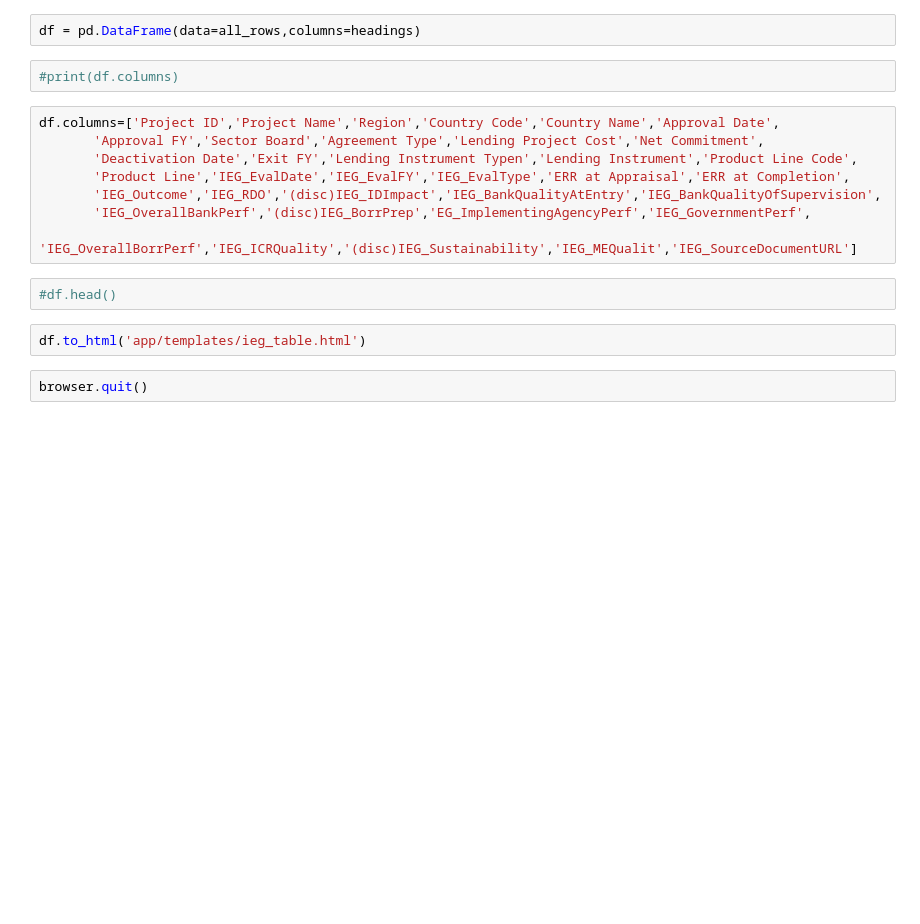
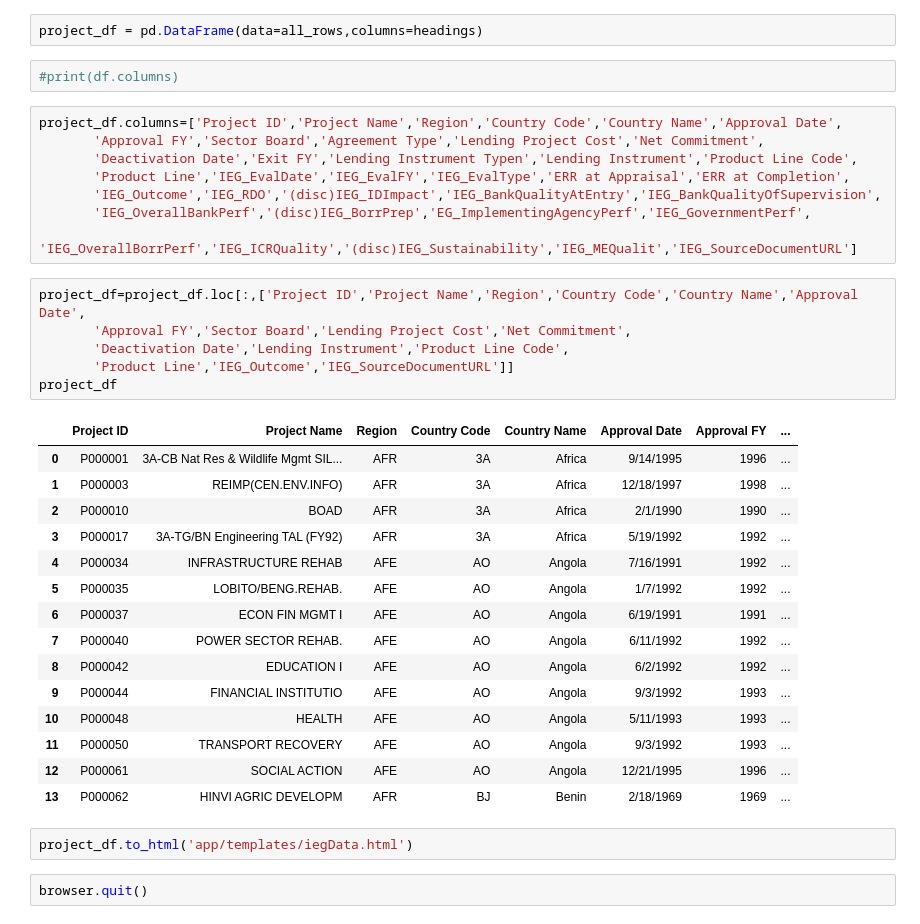
Before and after one commit to DataBootcamp-Project2-WorldBank/project2, a Jupyter notebook: scrape_ieg.ipynb, the cells around one changed output. Cells and saved outputs as stored; diff of their text form; blank space fills up the shorter version.

```diff
--- a/scrape_ieg.ipynb
+++ b/scrape_ieg.ipynb
@@ -48,20 +51,40 @@ for row_num in range(len(body_rows)): # A row at a time
     # append one row to all_rows
     all_rows.append(row)
 # %%
-df = pd.DataFrame(data=all_rows,columns=headings)
+project_df = pd.DataFrame(data=all_rows,columns=headings)
 # %%
 #print(df.columns)
 # %%
-df.columns=['Project ID','Project Name','Region','Country Code','Country Name','Approval Date',
+project_df.columns=['Project ID','Project Name','Region','Country Code','Country Name','Approval Date',
        'Approval FY','Sector Board','Agreement Type','Lending Project Cost','Net Commitment',
        'Deactivation Date','Exit FY','Lending Instrument Typen','Lending Instrument','Product Line Code',
        'Product Line','IEG_EvalDate','IEG_EvalFY','IEG_EvalType','ERR at Appraisal','ERR at Completion',
        'IEG_Outcome','IEG_RDO','(disc)IEG_IDImpact','IEG_BankQualityAtEntry','IEG_BankQualityOfSupervision',
        'IEG_OverallBankPerf','(disc)IEG_BorrPrep','EG_ImplementingAgencyPerf','IEG_GovernmentPerf',
        'IEG_OverallBorrPerf','IEG_ICRQuality','(disc)IEG_Sustainability','IEG_MEQualit','IEG_SourceDocumentURL']
-# %%
-#df.head()
+# %%
+project_df=project_df.loc[:,['Project ID','Project Name','Region','Country Code','Country Name','Approval Date',
+       'Approval FY','Sector Board','Lending Project Cost','Net Commitment',
+       'Deactivation Date','Lending Instrument','Product Line Code',
+       'Product Line','IEG_Outcome','IEG_SourceDocumentURL']]
+project_df
+# %% [output]
+|  | Project ID | Project Name | Region | Country Code | Country Name | Approval Date | Approval FY | ... |
+| 0 | P000001 | 3A-CB Nat Res & Wildlife Mgmt SIL... | AFR | 3A | Africa | 9/14/1995 | 1996 | ... |
+| 1 | P000003 | REIMP(CEN.ENV.INFO) | AFR | 3A | Africa | 12/18/1997 | 1998 | ... |
+| 2 | P000010 | BOAD | AFR | 3A | Africa | 2/1/1990 | 1990 | ... |
+| 3 | P000017 | 3A-TG/BN Engineering TAL (FY92) | AFR | 3A | Africa | 5/19/1992 | 1992 | ... |
+| 4 | P000034 | INFRASTRUCTURE REHAB | AFE | AO | Angola | 7/16/1991 | 1992 | ... |
+| 5 | P000035 | LOBITO/BENG.REHAB. | AFE | AO | Angola | 1/7/1992 | 1992 | ... |
+| 6 | P000037 | ECON FIN MGMT I | AFE | AO | Angola | 6/19/1991 | 1991 | ... |
+| 7 | P000040 | POWER SECTOR REHAB. | AFE | AO | Angola | 6/11/1992 | 1992 | ... |
+| 8 | P000042 | EDUCATION I | AFE | AO | Angola | 6/2/1992 | 1992 | ... |
+| 9 | P000044 | FINANCIAL INSTITUTIO | AFE | AO | Angola | 9/3/1992 | 1993 | ... |
+| 10 | P000048 | HEALTH | AFE | AO | Angola | 5/11/1993 | 1993 | ... |
+| 11 | P000050 | TRANSPORT RECOVERY | AFE | AO | Angola | 9/3/1992 | 1993 | ... |
+| 12 | P000061 | SOCIAL ACTION | AFE | AO | Angola | 12/21/1995 | 1996 | ... |
+| 13 | P000062 | HINVI AGRIC DEVELOPM | AFR | BJ | Benin | 2/18/1969 | 1969 | ... |
 # %%
-df.to_html('app/templates/ieg_table.html')
+project_df.to_html('app/templates/iegData.html')
 # %%
 browser.quit()
```
Also changed, not shown: parts of 6 cells of this notebook, 47 other files.
